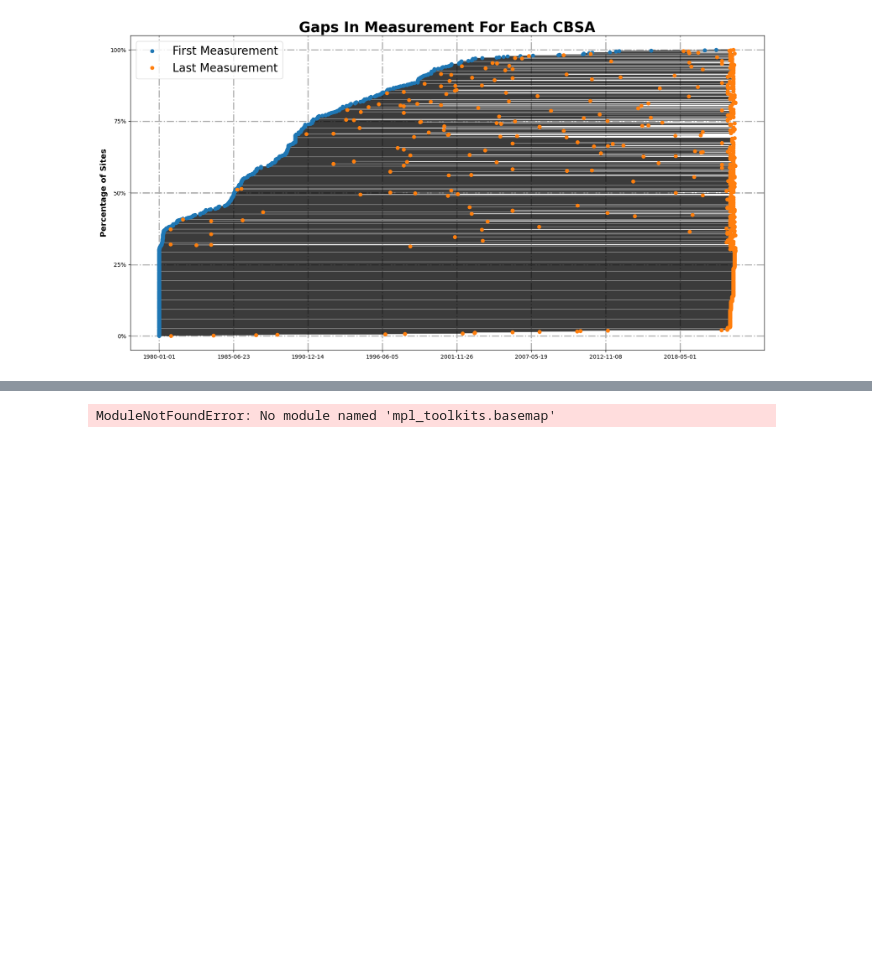
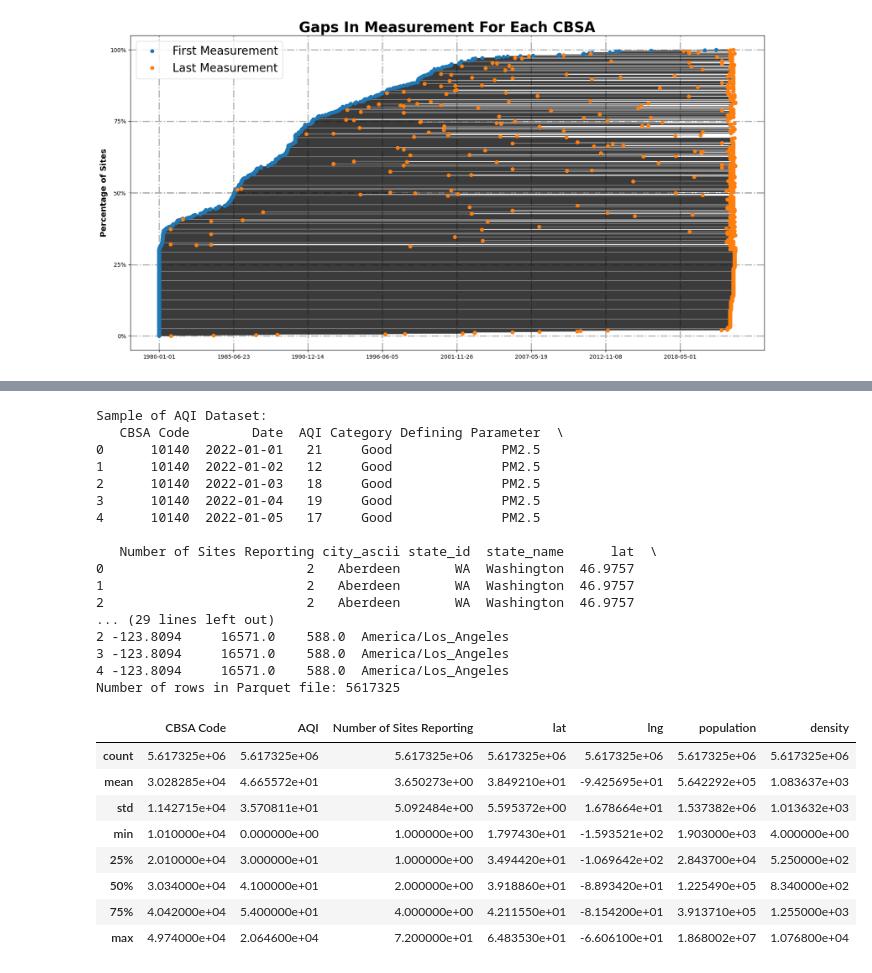
Before and after one commit to andresG1802/TrabajoFinal-Grupo4CNN, a Jupyter notebook: TrabajoFinal.ipynb, the cells around one changed output, grey strips where cells are left out. Cells and saved outputs as stored; diff of their text form; code cells hidden in the pictures; blank space fills up the shorter version.

Commit message:
fix: Arreglando paquetes para archivo parquet

```diff
--- a/TrabajoFinal.ipynb
+++ b/TrabajoFinal.ipynb
@@ -517,33 +517,72 @@ plt.show()
 # Importar la librería
 import pandas as pd
 from mpl_toolkits.basemap import Basemap
 import matplotlib.pyplot as plt
 import numpy as np
 from matplotlib.patches import Patch
 from copy import copy
 #plots time series statistics
 from statsmodels.graphics.tsaplots import plot_acf, plot_pacf
 from statsmodels.tsa.seasonal import seasonal_decompose
 #This cell plots the first measurement -> last measurement for each sensor
 from datetime import timedelta, datetime
 # Leer el dataset
 aqi_data = pd.read_csv(r"C:\Users\AndrésGalván\Documents\TrabajoFinal-Grupo4CNN\US_AQI.csv", index_col=0)
 # Pasandolo a parquet
-aqi_data.to_parquet("/kaggle/working/US_AQI_PARK.parquet") # cambiar por ruta de destino
+# aqi_data.to_parquet("/kaggle/working/US_AQI_PARK.parquet") # cambiar por ruta de destino
 
-aqi_data = pd.read_parquet("/kaggle/working/US_AQI_PARK.parquet")
+# aqi_data = pd.read_parquet("/kaggle/working/US_AQI_PARK.parquet")
 
 
 # Muestra aleatoria de 200,000 filas
 # aqi_data = aqi_data.sample(n=2000, random_state=42)
 
 # Imprime un vistazo de la muestra
 print("Sample of AQI Dataset:")
 print(aqi_data.head())
 # Verifica el número de filas con len
 print(f"Number of rows (using len): {len(aqi_data)}")
 
 #dataset summary statistics
+
+
+# Convertir el DataFrame a formato Parquet y guardarlo
+parquet_path = r"C:\Users\AndrésGalván\Documents\TrabajoFinal-Grupo4CNN\US_AQI.parquet"
+aqi_data.to_parquet(parquet_path)
+print(f"Archivo guardado en formato Parquet en: {parquet_path}")
+
+# Leer el archivo Parquet
+aqi_data_parquet = pd.read_parquet(parquet_path)
+print("Archivo Parquet cargado:")
+print(aqi_data_parquet.head())
+
+# Opcional: verificar el número de filas en el archivo Parquet
+print(f"Number of rows in Parquet file: {len(aqi_data_parquet)}")
 aqi_data.describe()
 # %% [output]
-ModuleNotFoundError: No module named 'mpl_toolkits.basemap'
+Sample of AQI Dataset:
+   CBSA Code        Date  AQI Category Defining Parameter  \
+0      10140  2022-01-01   21     Good              PM2.5
+1      10140  2022-01-02   12     Good              PM2.5
+2      10140  2022-01-03   18     Good              PM2.5
+3      10140  2022-01-04   19     Good              PM2.5
+4      10140  2022-01-05   17     Good              PM2.5
+
+   Number of Sites Reporting city_ascii state_id  state_name      lat  \
+0                          2   Aberdeen       WA  Washington  46.9757
+1                          2   Aberdeen       WA  Washington  46.9757
+2                          2   Aberdeen       WA  Washington  46.9757
+... (29 lines left out)
+2 -123.8094     16571.0    588.0  America/Los_Angeles
+3 -123.8094     16571.0    588.0  America/Los_Angeles
+4 -123.8094     16571.0    588.0  America/Los_Angeles
+Number of rows in Parquet file: 5617325
+|  | CBSA Code | AQI | Number of Sites Reporting | lat | lng | population | density |
+| count | 5.617325e+06 | 5.617325e+06 | 5.617325e+06 | 5.617325e+06 | 5.617325e+06 | 5.617325e+06 | 5.617325e+06 |
+| mean | 3.028285e+04 | 4.665572e+01 | 3.650273e+00 | 3.849210e+01 | -9.425695e+01 | 5.642292e+05 | 1.083637e+03 |
+| std | 1.142715e+04 | 3.570811e+01 | 5.092484e+00 | 5.595372e+00 | 1.678664e+01 | 1.537382e+06 | 1.013632e+03 |
+| min | 1.010000e+04 | 0.000000e+00 | 1.000000e+00 | 1.797430e+01 | -1.593521e+02 | 1.903000e+03 | 4.000000e+00 |
+| 25% | 2.010000e+04 | 3.000000e+01 | 1.000000e+00 | 3.494420e+01 | -1.069642e+02 | 2.843700e+04 | 5.250000e+02 |
+| 50% | 3.034000e+04 | 4.100000e+01 | 2.000000e+00 | 3.918860e+01 | -8.893420e+01 | 1.225490e+05 | 8.340000e+02 |
+| 75% | 4.042000e+04 | 5.400000e+01 | 4.000000e+00 | 4.211550e+01 | -8.154200e+01 | 3.913710e+05 | 1.255000e+03 |
+| max | 4.974000e+04 | 2.064600e+04 | 7.200000e+01 | 6.483530e+01 | -6.606100e+01 | 1.868002e+07 | 1.076800e+04 |
```
Also changed, not shown: parts of 7 cells of this notebook, 2 other files.
